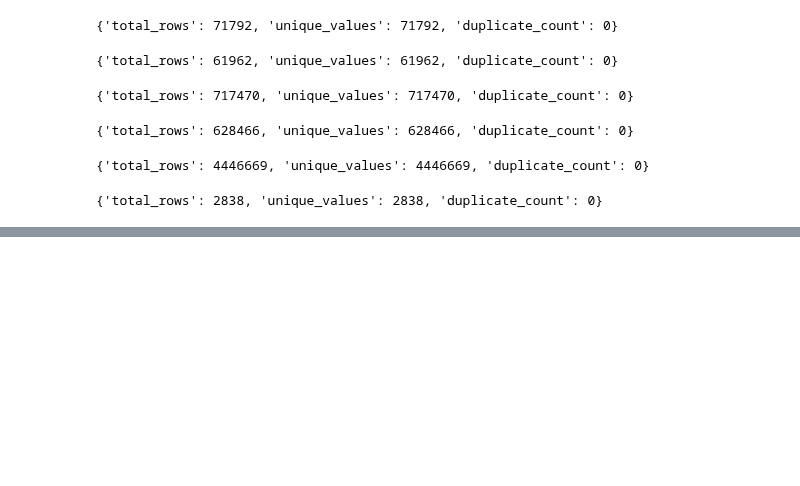
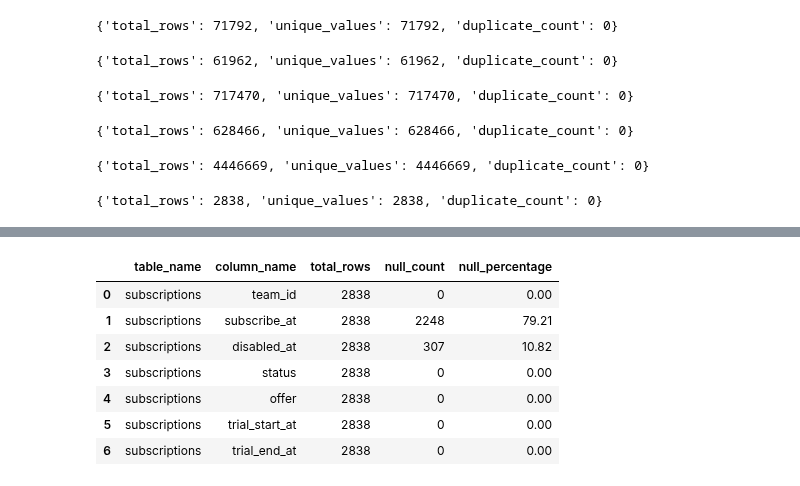
Before and after one commit to vimalraj73/Grizzley-Project-Operations-and-Resource-Utilization-Analysis, a Jupyter notebook: Main/Data Profiling.ipynb, the cells around one changed output, grey strips where cells are left out. Drawn from its saved outputs; the diff is of its cells as text; code cells hidden in the pictures; blank space fills up the shorter version.

```diff
--- a/Main/Data Profiling.ipynb
+++ b/Main/Data Profiling.ipynb
@@ -289,0 +418,11 @@ uniqueness_profile("subscriptions", "team_id")
+# %%
+missing_profile("subscriptions")
+# %% [output]
+|  | table_name | column_name | total_rows | null_count | null_percentage |
+| 0 | subscriptions | team_id | 2838 | 0 | 0.00 |
+| 1 | subscriptions | subscribe_at | 2838 | 2248 | 79.21 |
+| 2 | subscriptions | disabled_at | 2838 | 307 | 10.82 |
+| 3 | subscriptions | status | 2838 | 0 | 0.00 |
+| 4 | subscriptions | offer | 2838 | 0 | 0.00 |
+| 5 | subscriptions | trial_start_at | 2838 | 0 | 0.00 |
+| 6 | subscriptions | trial_end_at | 2838 | 0 | 0.00 |
```
Also changed, not shown: parts of 10 cells of this notebook.
